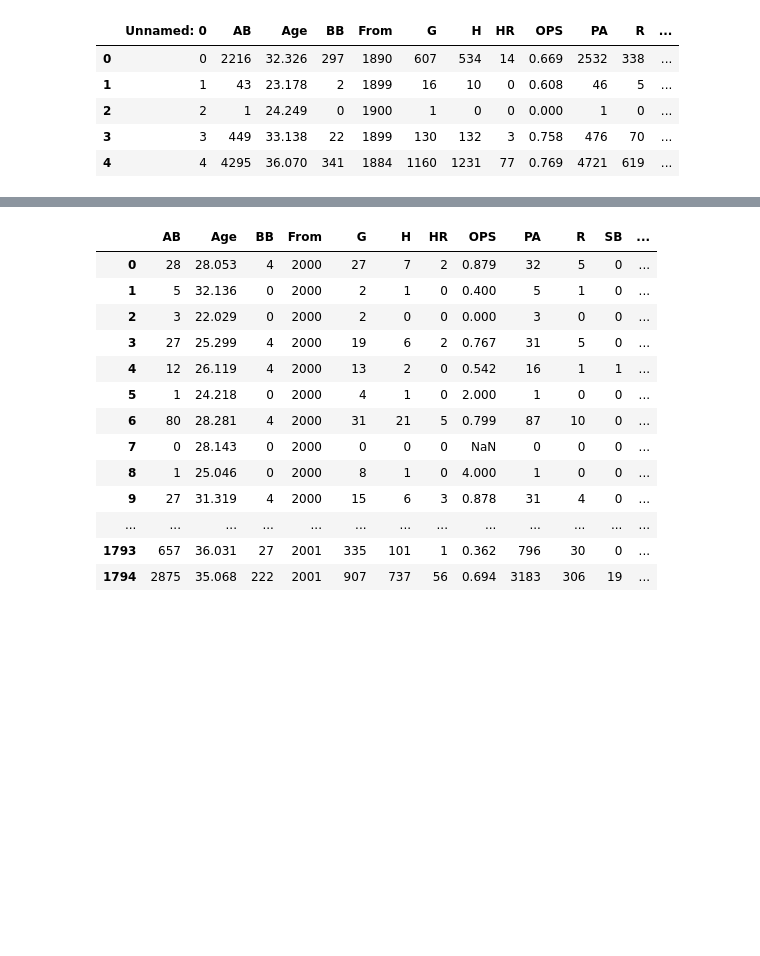
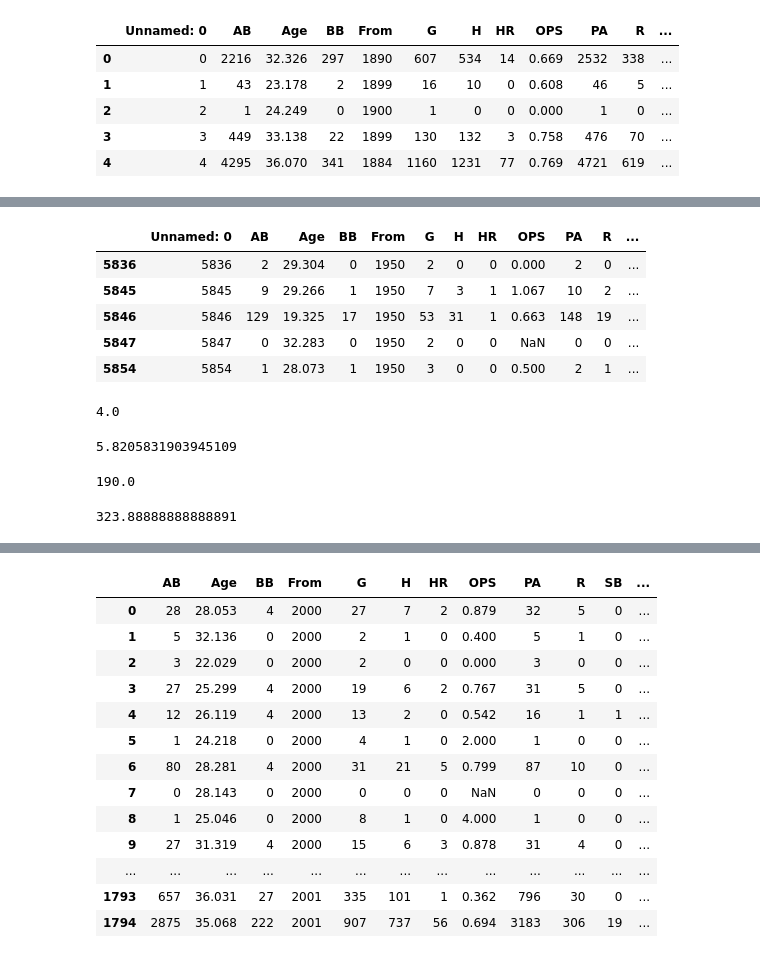
Before and after one commit to JulienAssouline/data-studios-projects, a Jupyter notebook: code/Baseball_life/Baseball life analysis.ipynb, the cells around one changed output, grey strips where cells are left out. Drawn from its saved outputs; the diff is of its cells as text; code cells hidden in the pictures; blank space fills up the shorter version.

Commit message:
baseball_life

```diff
--- a/code/Baseball_life/Baseball life analysis.ipynb
+++ b/code/Baseball_life/Baseball life analysis.ipynb
@@ -93,0 +75,17 @@ Baseball_careers = Baseball_careers[Baseball_careers["From"] > 1949]
+# %%
+Baseball_careers.head()
+# %% [output]
+|  | Unnamed: 0 | AB | Age | BB | From | G | H | HR | OPS | PA | R | ... |
+| 5836 | 5836 | 2 | 29.304 | 0 | 1950 | 2 | 0 | 0 | 0.000 | 2 | 0 | ... |
+| 5845 | 5845 | 9 | 29.266 | 1 | 1950 | 7 | 3 | 1 | 1.067 | 10 | 2 | ... |
+| 5846 | 5846 | 129 | 19.325 | 17 | 1950 | 53 | 31 | 1 | 0.663 | 148 | 19 | ... |
+| 5847 | 5847 | 0 | 32.283 | 0 | 1950 | 2 | 0 | 0 | NaN | 0 | 0 | ... |
+| 5854 | 5854 | 1 | 28.073 | 1 | 1950 | 3 | 0 | 0 | 0.500 | 2 | 1 | ... |
+# %%
+Baseball_careers["experience"].median()
+# %% [output]
+4.0
+# %%
+Baseball_careers["experience"].mean()
+# %% [output]
+5.8205831903945109
@@ -93,0 +94,8 @@ Baseball_careers = Baseball_careers[Baseball_careers["From"] > 1949]
+# %%
+Baseball_careers_distribution["experience"].median()
+# %% [output]
+190.0
+# %%
+Baseball_careers_distribution["experience"].mean()
+# %% [output]
+323.88888888888891
```
Also changed, not shown: parts of 8 cells of this notebook, 15 other files.
